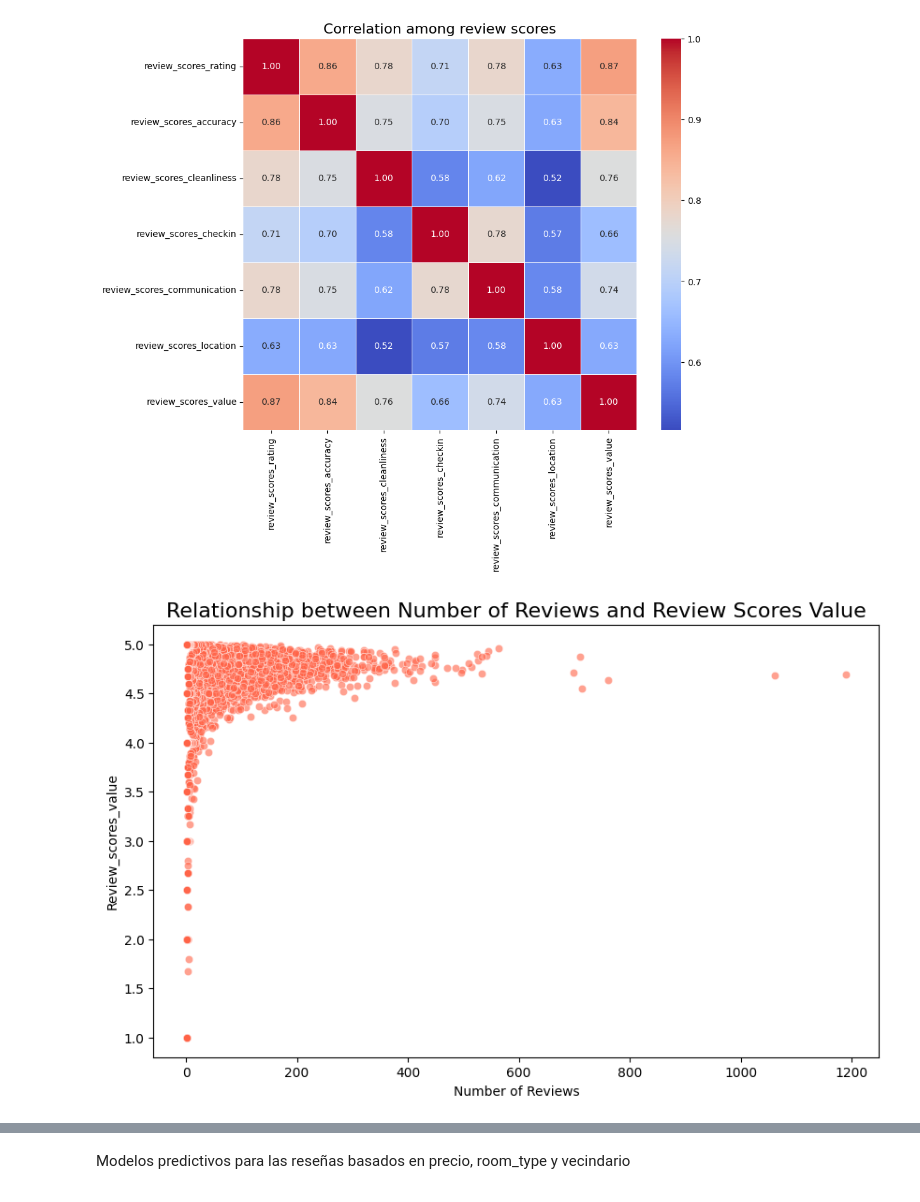
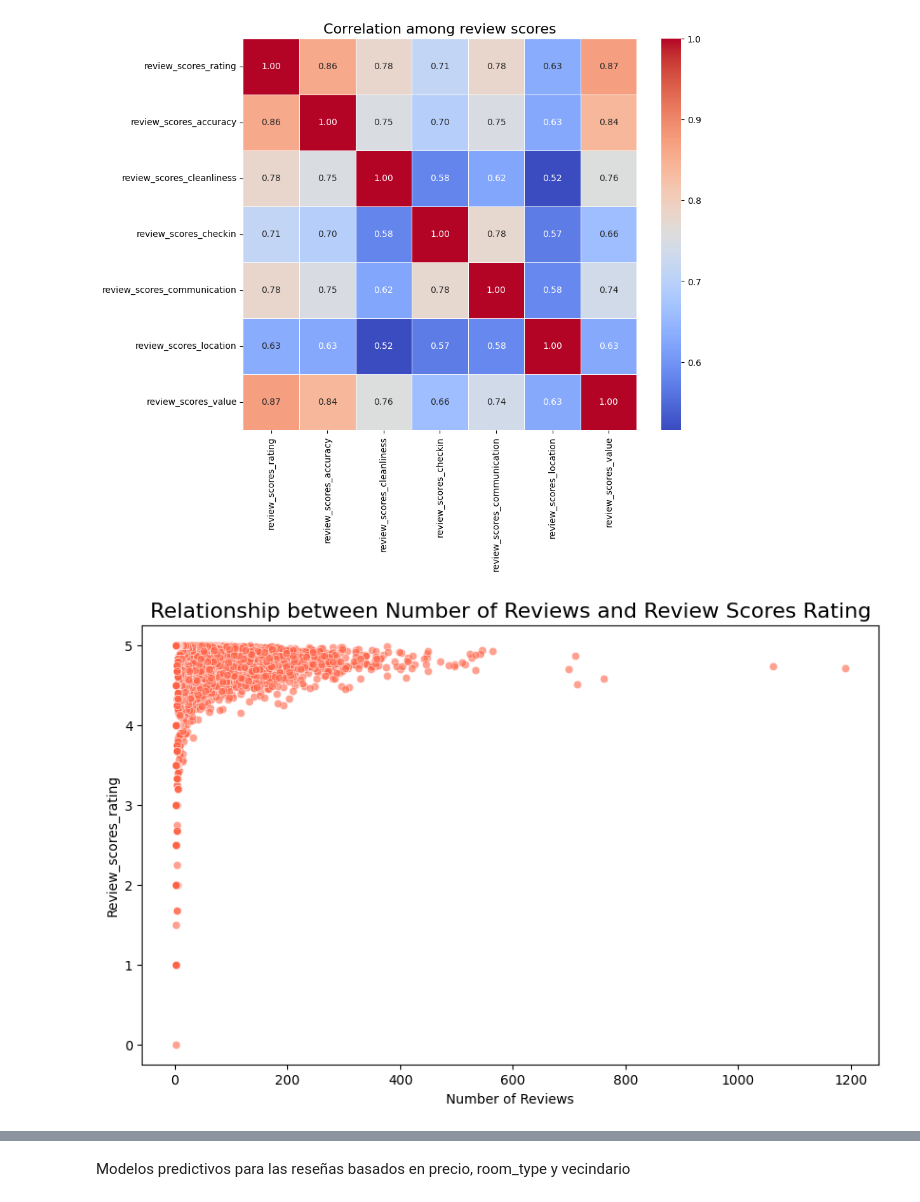
Before and after one commit to Lperdoca/Ciencia-de-datos.-Taller-1, a Jupyter notebook: EDA_AirBnb_Santiago de Chile.ipynb, the cells around one changed output, grey strips where cells are left out. Saved outputs shown, nothing was run; the diff lists cells and outputs as text; code cells hidden in the pictures.

```diff
--- a/EDA_AirBnb_Santiago de Chile.ipynb
+++ b/EDA_AirBnb_Santiago de Chile.ipynb
@@ -948,23 +1064,23 @@ plt.show()
 # %% [output]
 [figure]
 # %%
-#scatter plot to compare numerical variables like number of reviews with review_scores_value
+#scatter plot to compare numerical variables like number of reviews with review_scores_rating
 plt.figure(figsize=(10, 6))
 
 sns.scatterplot(
     x='number_of_reviews',
-    y='review_scores_value',
+    y='review_scores_rating',
     data=listings_Santiago_df,
     alpha=0.6,
     color='tomato'
 )
 
-plt.title('Relationship between Number of Reviews and Review Scores Value', fontsize=16)
+plt.title('Relationship between Number of Reviews and Review Scores Rating', fontsize=16)
 plt.xlabel('Number of Reviews')
-plt.ylabel('Review_scores_value')
+plt.ylabel('Review_scores_rating')
 plt.show()
 # %% [output]
-[figure, old version]
+[figure, new version]
 # %%
 #Correlation between Amenities and Property Type with stacked bar chart
 amenities_df = listings_Santiago_df['amenities'].str.get_dummies(sep=',').astype(int)
```
Also changed, not shown: parts of 35 cells of this notebook.
